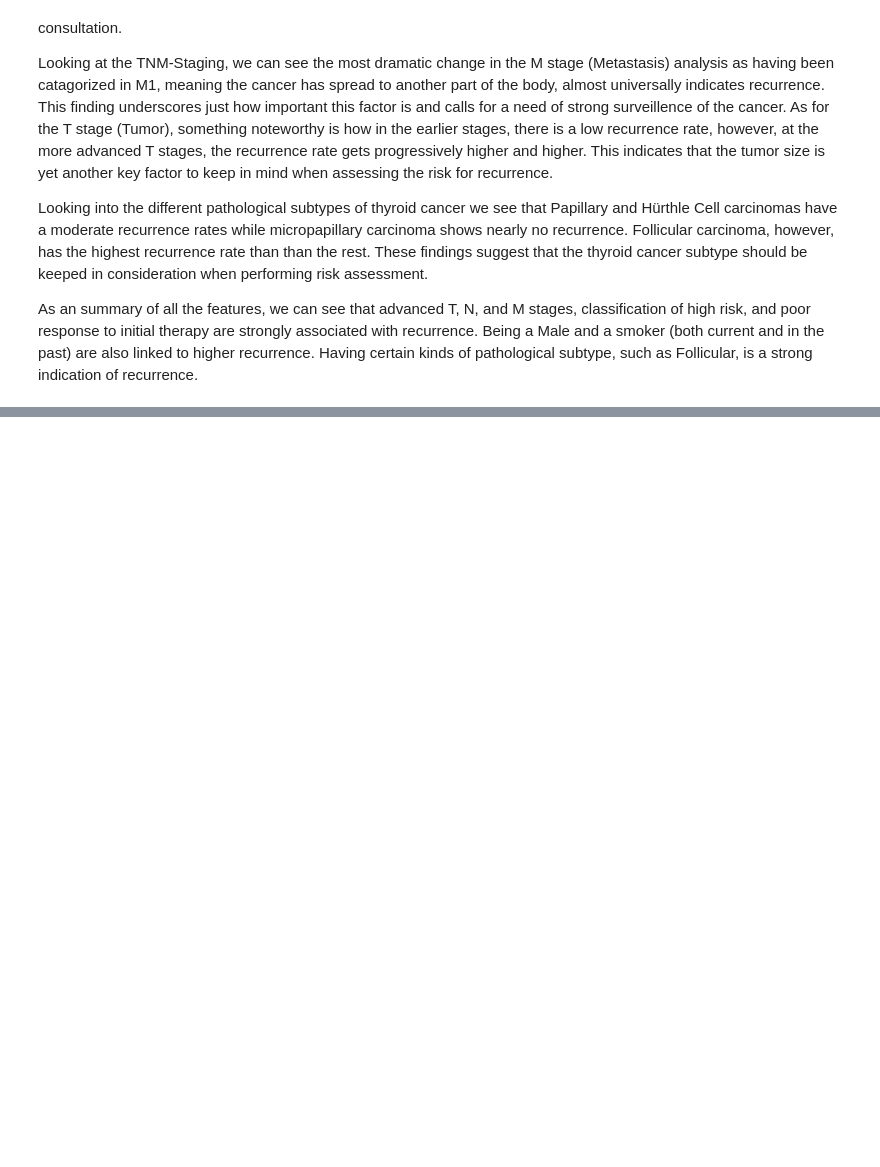
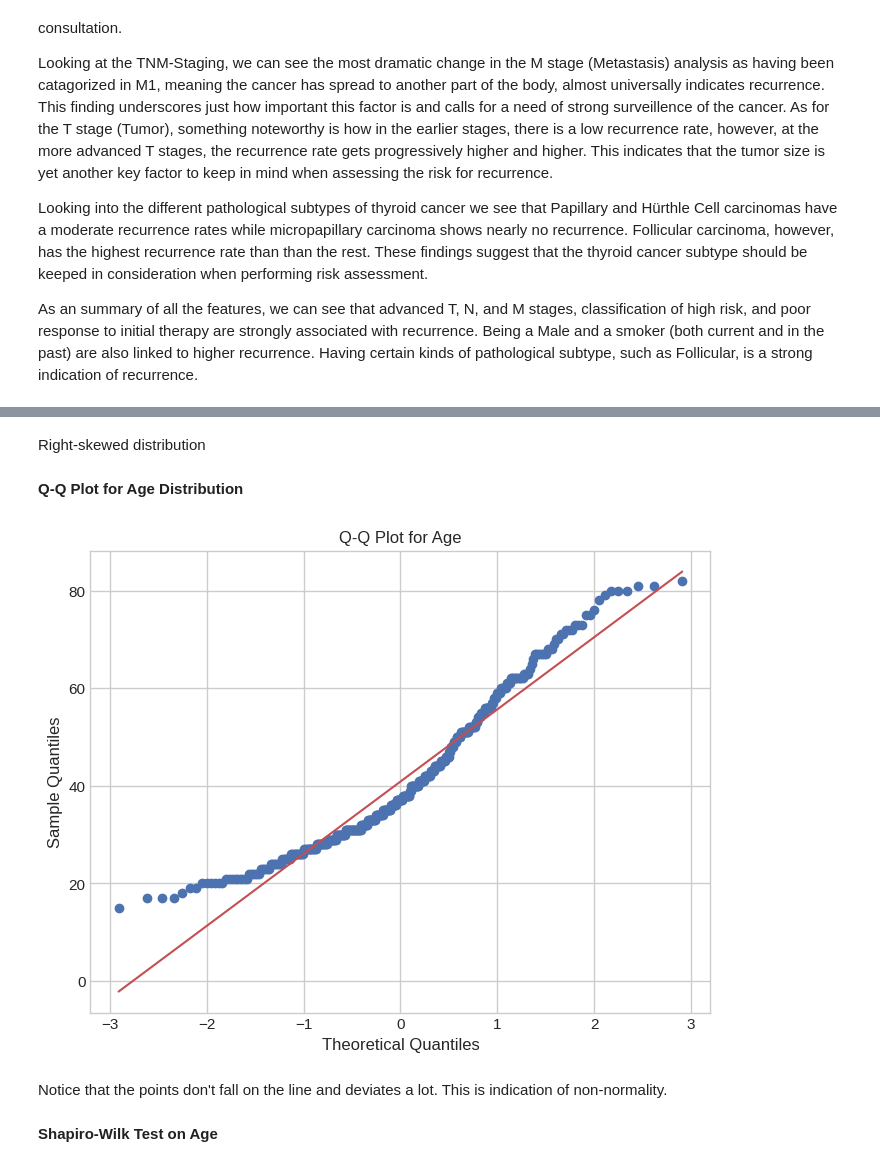
Before and after one commit to doom-boy/Thyroid-Cancer-Analysis, a Jupyter notebook: thyroid_cancer_analysis.ipynb, the cells around one changed output, grey strips where cells are left out. Saved outputs shown, nothing was run; the diff lists cells and outputs as text; code cells hidden in the pictures; blank space fills up the shorter version.

```diff
--- a/thyroid_cancer_analysis.ipynb
+++ b/thyroid_cancer_analysis.ipynb
@@ -633,0 +809,17 @@ As an summary of all the features, we can see that advanced T, N, and M stages,
+# %% [markdown]
+Right-skewed distribution
+# %% [markdown]
+**Q-Q Plot for Age Distribution**
+# %%
+plt.figure(figsize=(8, 6))
+stats.probplot(thyroid_data['Age'], dist="norm", plot=plt)
+plt.title('Q-Q Plot for Age')
+plt.xlabel('Theoretical Quantiles')
+plt.ylabel('Sample Quantiles')
+plt.show()
+# %% [output]
+[figure, added]
+# %% [markdown]
+Notice that the points don't fall on the line and deviates a lot. This is indication of non-normality.
+# %% [markdown]
+**Shapiro-Wilk Test on Age**
```
Also changed, not shown: parts of 81 cells of this notebook.
